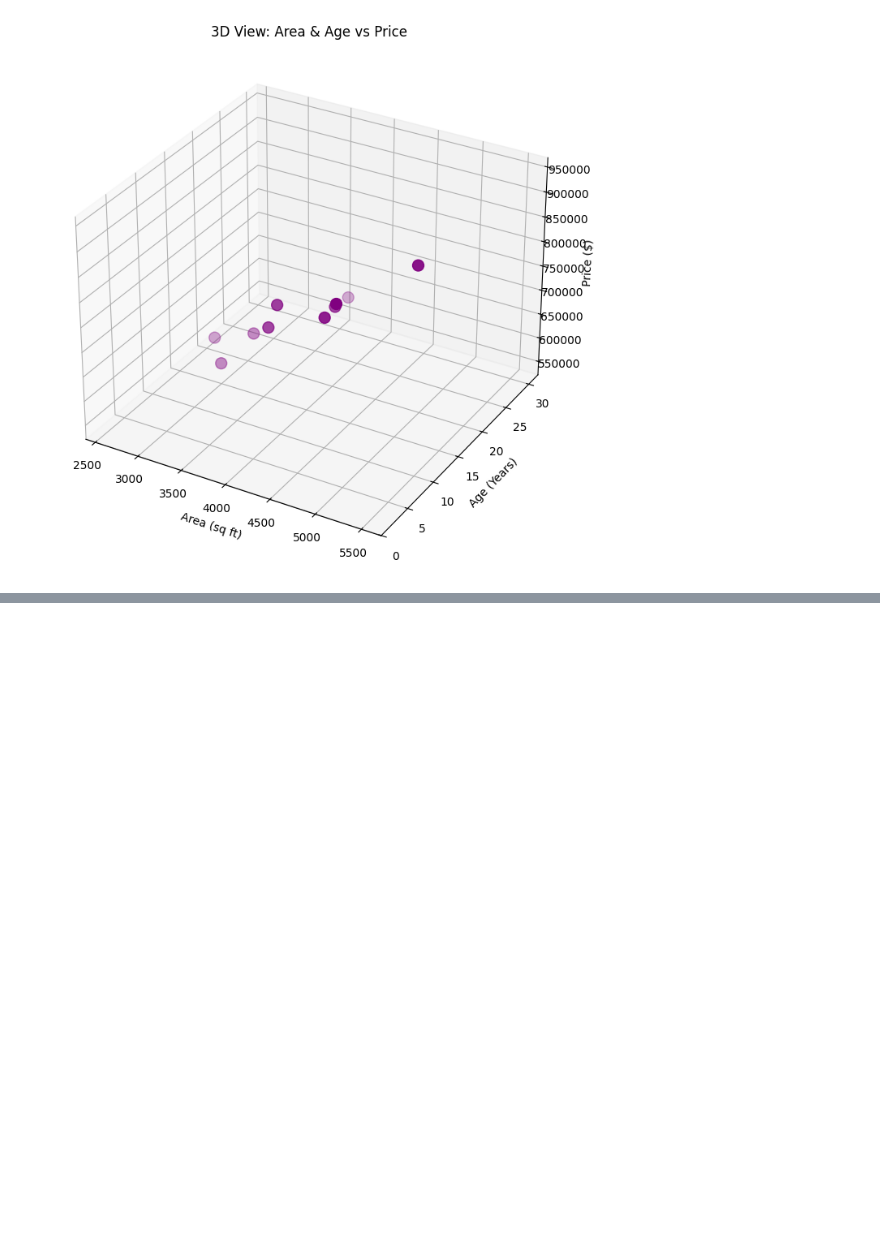
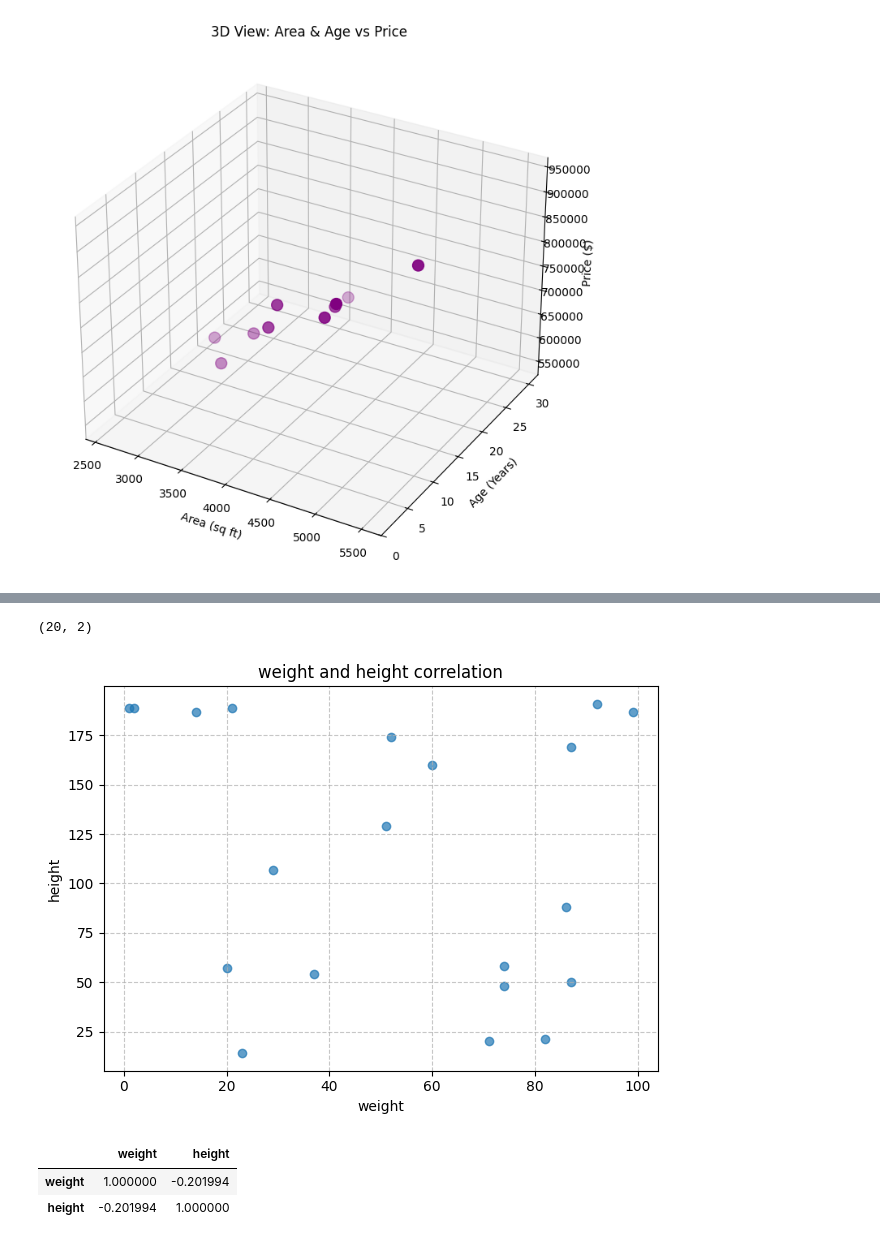
Before and after one commit to Siddharth5723/Daily_learning, a Jupyter notebook: Linear_Regression.ipynb, the cells around one changed output, grey strips where cells are left out. Drawn from its saved outputs; the diff is of its cells as text; code cells hidden in the pictures; blank space fills up the shorter version.

```diff
--- a/Linear_Regression.ipynb
+++ b/Linear_Regression.ipynb
@@ -177,3 +177,16 @@ plt.grid()
 plt.show()
 # %% [output]
 [figure]
+# %%
+import pandas as pd
+import numpy as np
+
+np.random.seed(42)
+
+data= {
+    'weight': np.random.randint(0,101,size = 20),
+    'height': np.random.randint(0,201,size= 20)
+}
+
+df = pd.DataFrame(data)
+print(df)
@@ -179,0 +211,4 @@ plt.show()
+# %%
+df.shape
+# %% [output]
+(20, 2)
@@ -179,0 +217,24 @@ plt.show()
+# %%
+if hasattr(plt, 'grid') and isinstance(plt.grid, bool):
+  del plt.grid
+
+import importlib
+importlib.reload(plt)
+
+plt.scatter(df['weight'] , df['height'] , alpha = 0.7)
+plt.xlabel('weight')
+plt.ylabel('height')
+plt.title("weight and height correlation")
+
+plt.grid(True , alpha = 0.7 , linestyle='--')
+
+plt.tight_layout()
+plt.show()
+# %% [output]
+[figure, added]
+# %%
+df.corr()
+# %% [output]
+|  | weight | height |
+| weight | 1.000000 | -0.201994 |
+| height | -0.201994 | 1.000000 |
```
Also changed, not shown: parts of 28 cells of this notebook.
